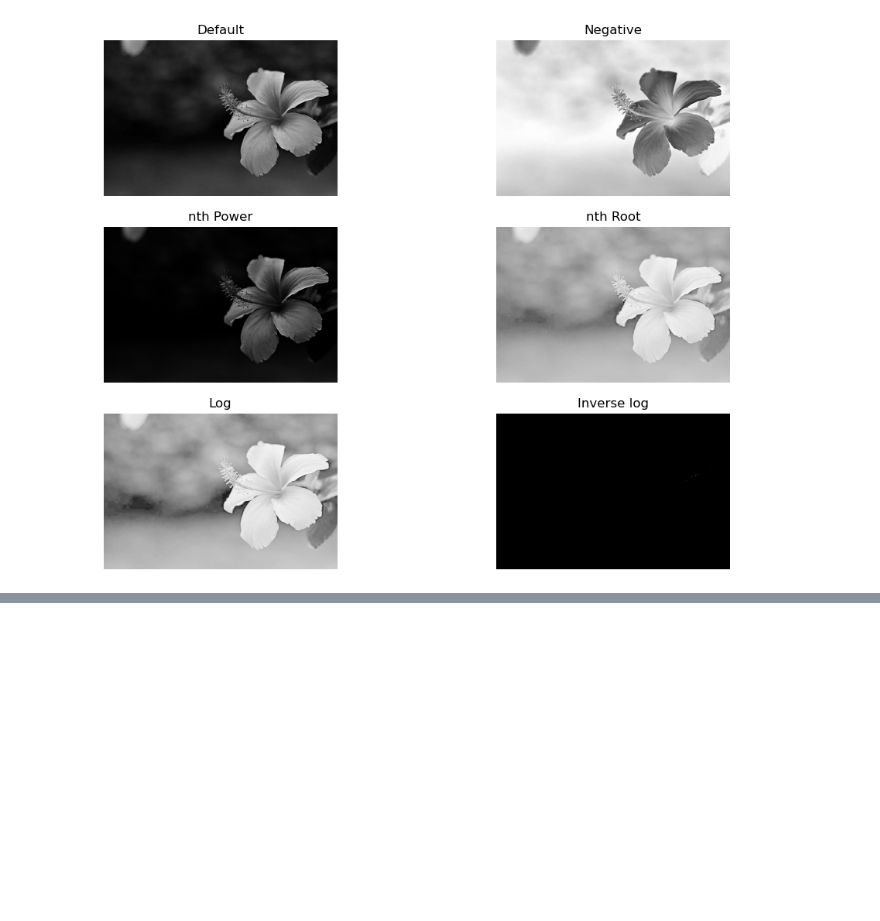
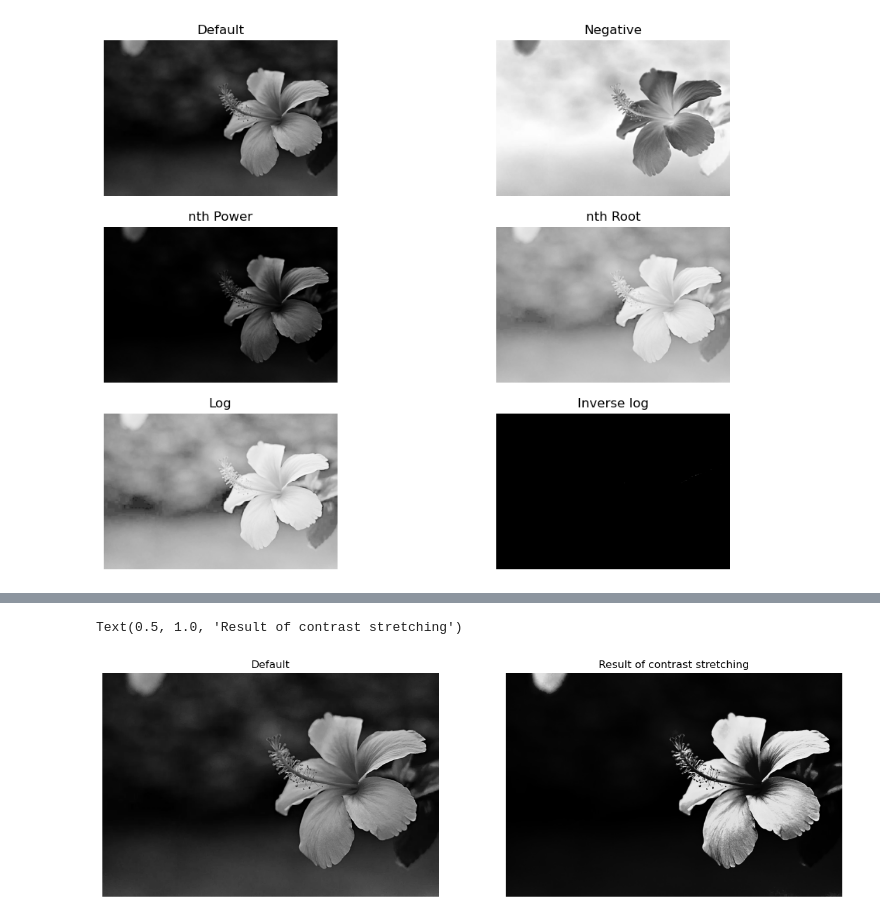
Before and after one commit to otaviofbrito/Digital-Image-Processing, a Jupyter notebook: intensity/negative.ipynb, the cells around one changed output, grey strips where cells are left out. Saved outputs shown, nothing was run; the diff lists cells and outputs as text; code cells hidden in the pictures; blank space fills up the shorter version.

```diff
--- a/intensity/negative.ipynb
+++ b/intensity/negative.ipynb
@@ -151,0 +164,33 @@ Text(0.5, 1.0, 'Inverse log')
+# %%
+T_cs = []
+for i in range(gl + 1):
+  if i < 80:
+    T_cs.insert(i, int(i/4))
+  elif i >= 80 and i < 150:
+    T_cs.insert(i, int(3*i - 220))
+  else:
+    T_cs.insert(i, int((13*i + 7250)/40))
+# %%
+img_cs = np.zeros((img.height, img.width))
+for i in range(img.height):
+  for j in range(img.width):
+    img_cs[i][j] = T_cs[img.matrix[i][j]]
+# %%
+fig = plot.figure(figsize=(15, 15))
+rows = 1
+columns = 2
+
+#Default
+fig.add_subplot(rows, columns, 1)
+plot.imshow(img.matrix, cmap='gray')
+plot.axis('off')
+plot.title("Default")
+
+#Negative
+fig.add_subplot(rows, columns, 2)
+plot.imshow(img_cs, cmap='gray')
+plot.axis('off')
+plot.title("Result of contrast stretching")
+# %% [output]
+Text(0.5, 1.0, 'Result of contrast stretching')
+[figure, added]
```
Also changed, not shown: parts of 8 cells of this notebook.
